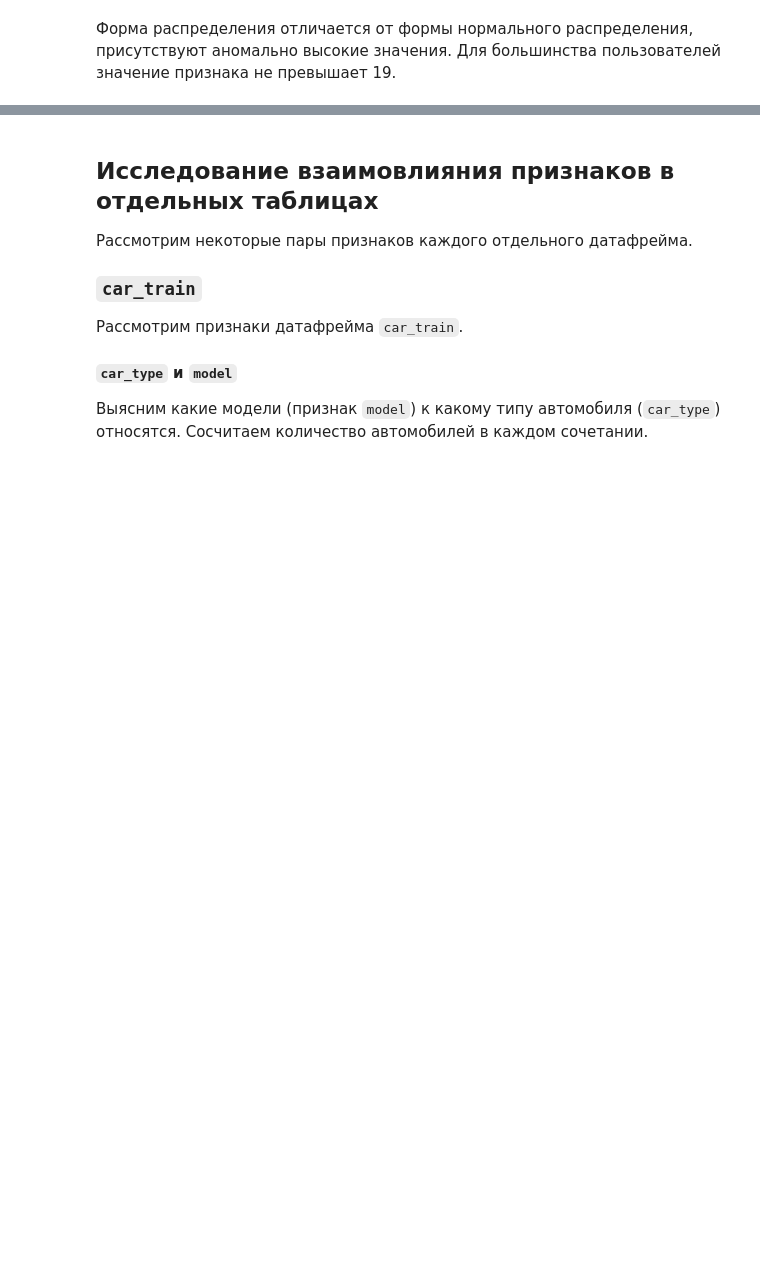
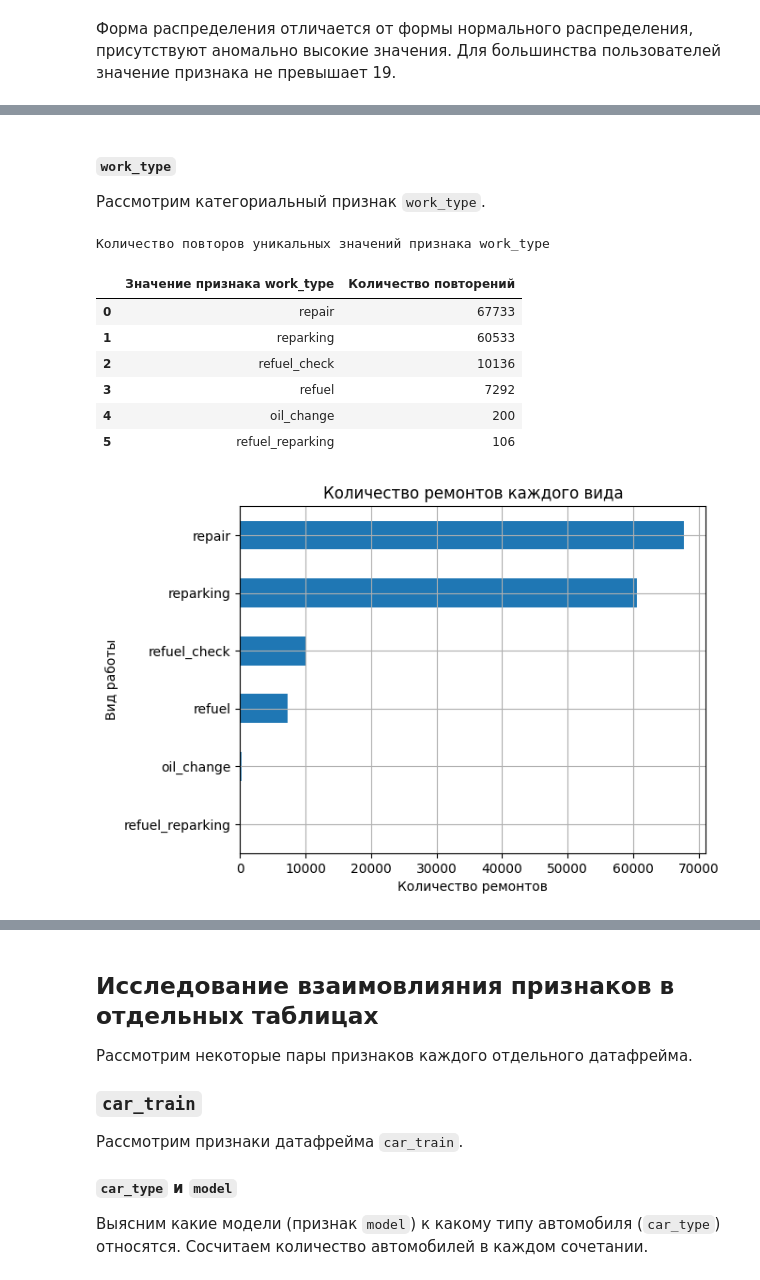
Before and after one commit to AlekseiBogachev/competitive_ds_cource_prj, a Jupyter notebook: notebooks/exploratory/eda.ipynb, the cells around one changed output, grey strips where cells are left out. Drawn from its saved outputs; the diff is of its cells as text; code cells hidden in the pictures; blank space fills up the shorter version.

```diff
--- a/notebooks/exploratory/eda.ipynb
+++ b/notebooks/exploratory/eda.ipynb
@@ -1225,0 +1343,23 @@ explore_num_feature(driver_info, "user_time_accident")
+# %% [markdown]
+#### `work_type`
+Рассмотрим категориальный признак `work_type`.
+# %%
+explore_cat_feature(
+    fix_info,
+    "work_type",
+    xlabel="Количество ремонтов",
+    ylabel="Вид работы",
+    title="Количество ремонтов каждого вида",
+    grid=True,
+    sharex=False
+)
+# %% [output]
+Количество повторов уникальных значений признака work_type
+|  | Значение признака work_type | Количество повторений |
+| 0 | repair | 67733 |
+| 1 | reparking | 60533 |
+| 2 | refuel_check | 10136 |
+| 3 | refuel | 7292 |
+| 4 | oil_change | 200 |
+| 5 | refuel_reparking | 106 |
+[figure, added]
```
Also changed, not shown: parts of 20 cells of this notebook.
